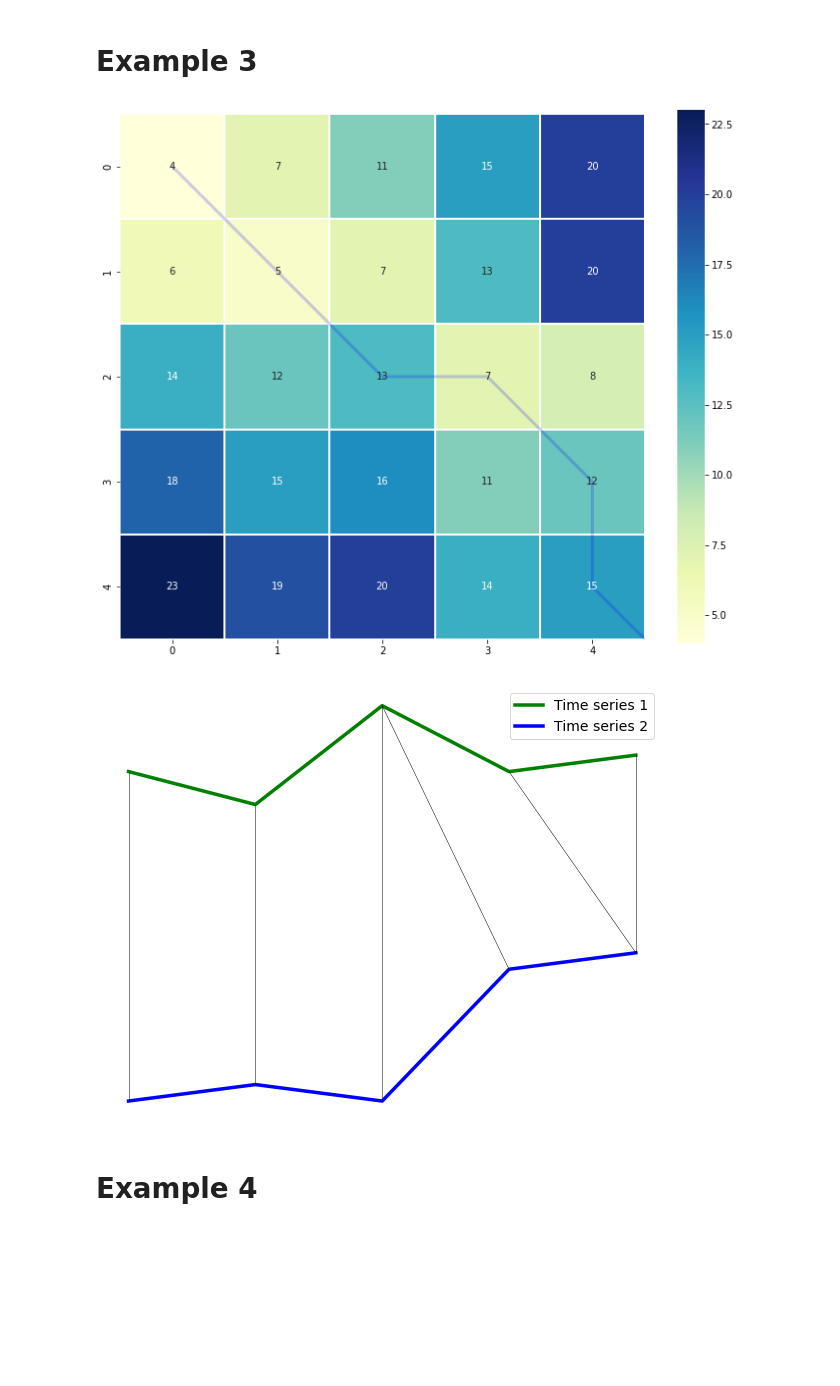
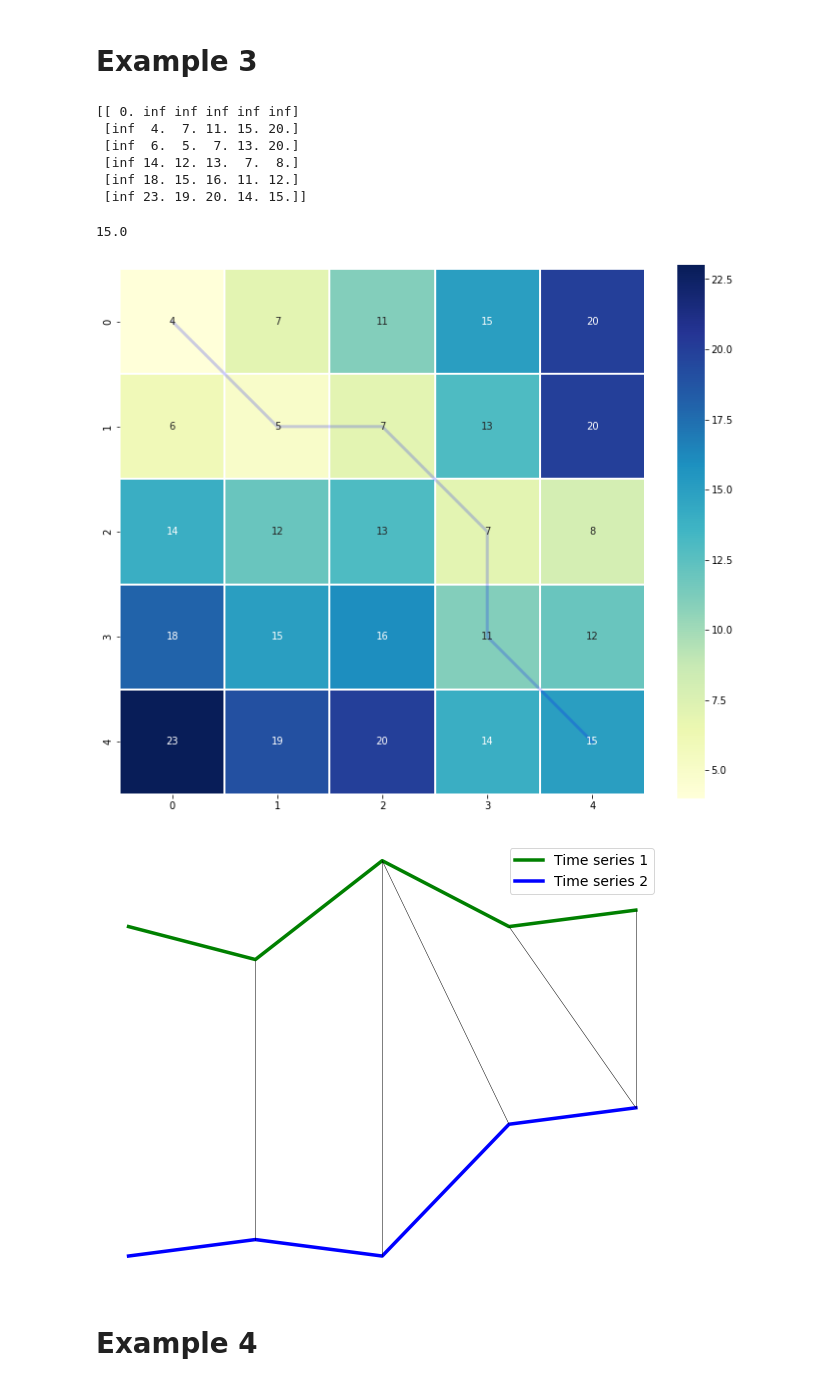
Before and after one commit to oscarescuderoarnanz/dtwParallel, a Jupyter notebook: exampleData/CodeExamples_new/E1_SyntheticData/Examples.ipynb, the cells around one changed output. Saved outputs shown, nothing was run; the diff lists cells and outputs as text; code cells hidden in the pictures; blank space fills up the shorter version.

```diff
--- a/exampleData/CodeExamples_new/E1_SyntheticData/Examples.ipynb
+++ b/exampleData/CodeExamples_new/E1_SyntheticData/Examples.ipynb
@@ -12,7 +12,6 @@ from scipy.spatial import distance as d
 x = [1,2,3]
 y = [0,0,1]
 
-distance = d.euclidean
-dtw_functions.dtw(x,y,distance)
+dtw_functions.dtw(x,y,local_dissimilarity=d.euclidean)
 # %% [output]
 5.0
@@ -26,8 +71,7 @@ from scipy.spatial import distance as d
 x = [1,2,3,5,8,9,5,4,2]
 y = [1,0,1,0,1,1]
 
-distance = d.euclidean
-dtw_functions.dtw(x,y,distance)
+dtw_functions.dtw(x, y, local_dissimilarity=d.euclidean)
 # %% [output]
 32.0
 # %% [markdown]
@@ -35,17 +79,22 @@ dtw_functions.dtw(x,y,distance)
 # %%
 from dtwParallel import dtw_functions
 from scipy.spatial import distance as d
 
 # For Univariate Time Series
 x = [4,2,8,4,5]
 y = [0,1,0,8,9]
 
-distance = d.euclidean
-visualization=True
-_ = dtw_functions.dtw(x,y,distance, get_visualization=visualization)
+dtw_functions.dtw(x, y, local_dissimilarity=d.euclidean, get_visualization=True)
 # %% [output]
+[[ 0. inf inf inf inf inf]
+ [inf  4.  7. 11. 15. 20.]
+ [inf  6.  5.  7. 13. 20.]
+ [inf 14. 12. 13.  7.  8.]
+ [inf 18. 15. 16. 11. 12.]
+ [inf 23. 19. 20. 14. 15.]]
+15.0
-[figure, old version]
+[figure, new version]
-[figure, old version]
+[figure, new version]
 # %% [markdown]
 # Example 4
 # %%
```
Also changed, not shown: parts of 16 cells of this notebook, 9 other files.
